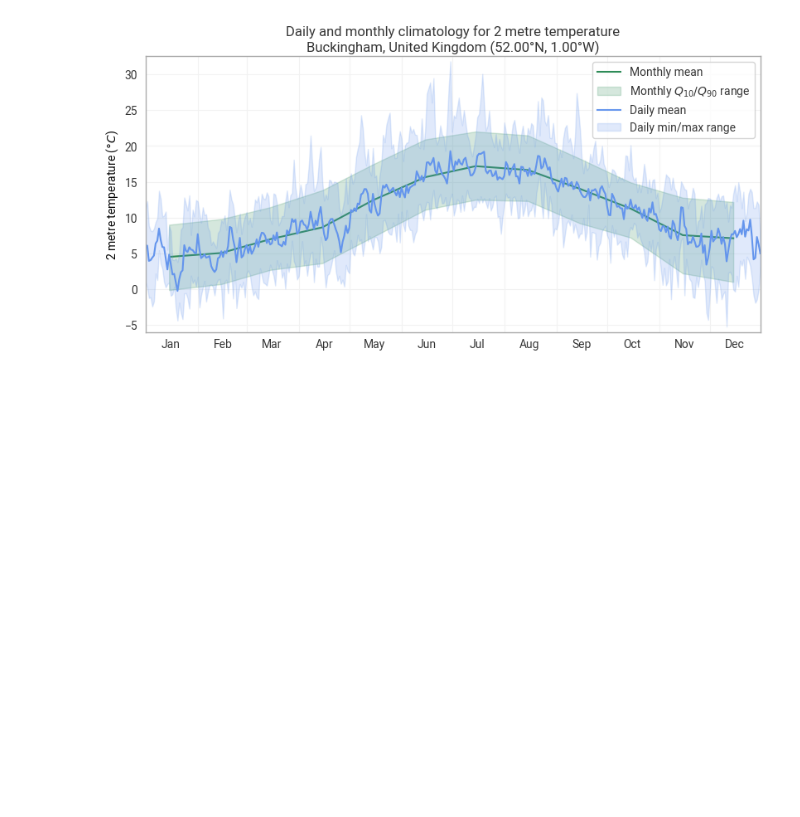
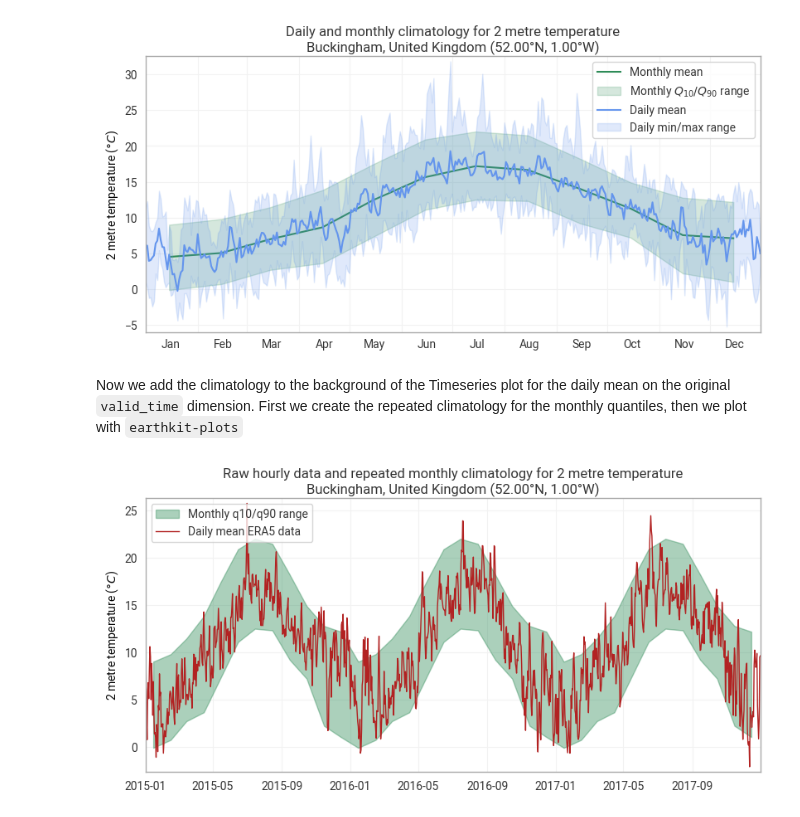
Before and after one commit to ecmwf/earthkit-transforms, a Jupyter notebook: docs/notebooks/climatology/01-era5-climatology.ipynb, the cells around one changed output. Cells and saved outputs as stored; diff of their text form; code cells hidden in the pictures; blank space fills up the shorter version.

Commit message:
climatology background

```diff
--- a/docs/notebooks/climatology/01-era5-climatology.ipynb
+++ b/docs/notebooks/climatology/01-era5-climatology.ipynb
@@ -254,3 +179,63 @@ chart.legend()
 chart.show()
 # %% [output]
 [figure]
+# %% [markdown]
+Now we add the climatology to the background of the Timeseries plot for the daily mean on the original `valid_time` dimension.
+First we create the repeated climatology for the monthly quantiles, then we plot with `earthkit-plots`
+# %%
+# Before plotting, we will create some dummy coordinates for the month and day of year data.
+# These are based on the year 2000, but this is arbitrary and hidden from the plot.
+import xarray as xr
+from datetime import datetime
+# Monthly data:
+datetime_arrays = {
+    year: xr.DataArray(
+        [datetime(year, i, 15) for i in climatology_monthly_quantiles.month.values],
+        dims="month"
+    ) for year in range(2015, 2018)
+}
+repeated_climatology_monthly_quantiles = xr.concat([
+    climatology_monthly_quantiles.assign_coords(
+        valid_time=datetime_arrays[year],
+    ).swap_dims(month="valid_time").drop_vars("month")
+    for year in range(2015, 2018)
+], dim="valid_time").compute()
+# %%
+# Create time arrays for month and day of year data, we will base on the year 2000 but  this is arbitary and
+#  hidden from plot.
+latitude = 51.5
+longitude = -1.0
+sel_kwargs = {"latitude": latitude, "longitude": longitude, "method": "nearest"}
+
+chart = ekp.TimeSeries()
+
+chart.envelope(
+    repeated_climatology_monthly_quantiles.sel(**sel_kwargs, quantile=0.1),
+    repeated_climatology_monthly_quantiles.sel(**sel_kwargs, quantile=0.9),
+    x="valid_time",
+    units="celsius",
+    label="Monthly q10/q90 range",
+    color="seagreen",
+)
+
+# Add the daily mean as a red solid line and spread as black dotted lines:
+era5_daily_mean = ekt.temporal.daily_mean(era5_xr)
+chart.line(
+    era5_daily_mean.sel(**sel_kwargs),
+    units="celsius", label="Daily mean ERA5 data", color="firebrick", lw=1
+)
+
+chart.title(
+    "Raw hourly data and repeated monthly climatology for {variable_name}\n"
+    "{location:%c}, {location:%C} ({latitude:%Lt}, {longitude:%Ln})"
+)
+
+chart.ylabel()
+
+# chart.xticks(frequency="3M", format="%b %d")
+
+chart.legend()
+
+chart.show()
+# %% [output]
+[figure, added]
```
Also changed, not shown: parts of 3 cells of this notebook.
